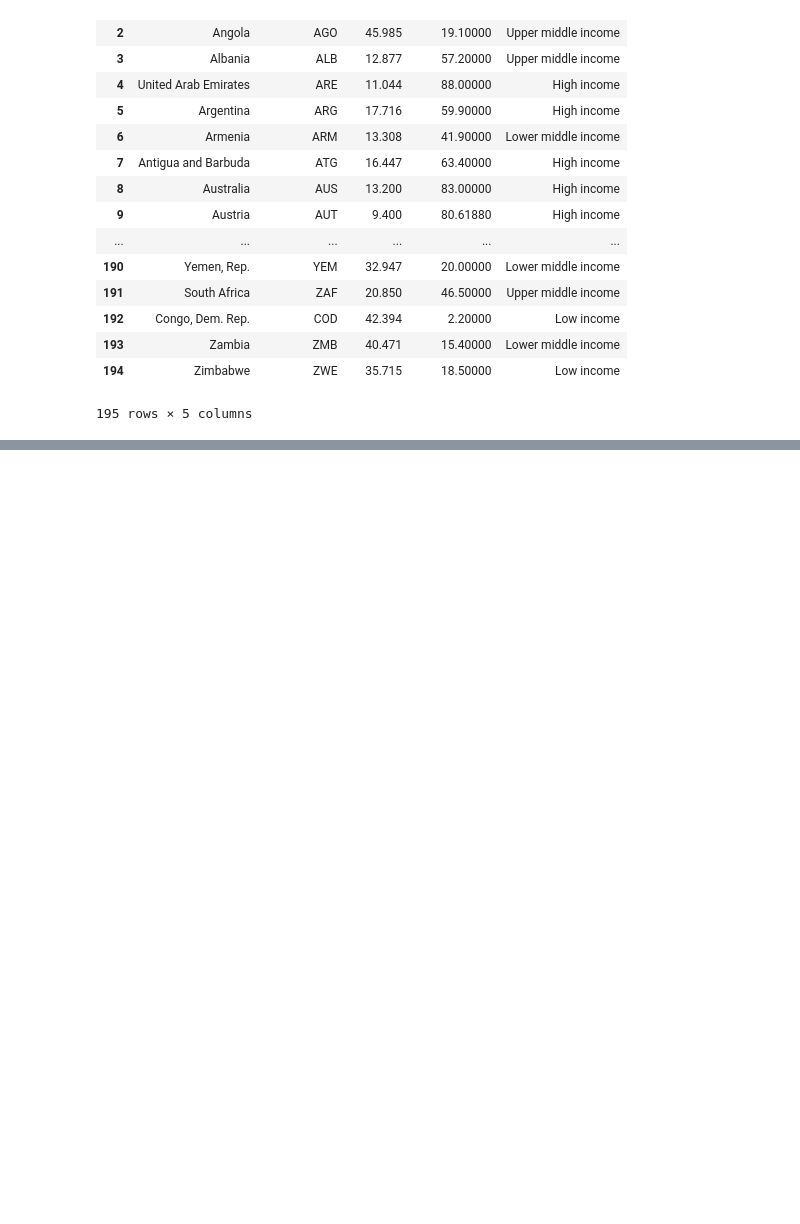
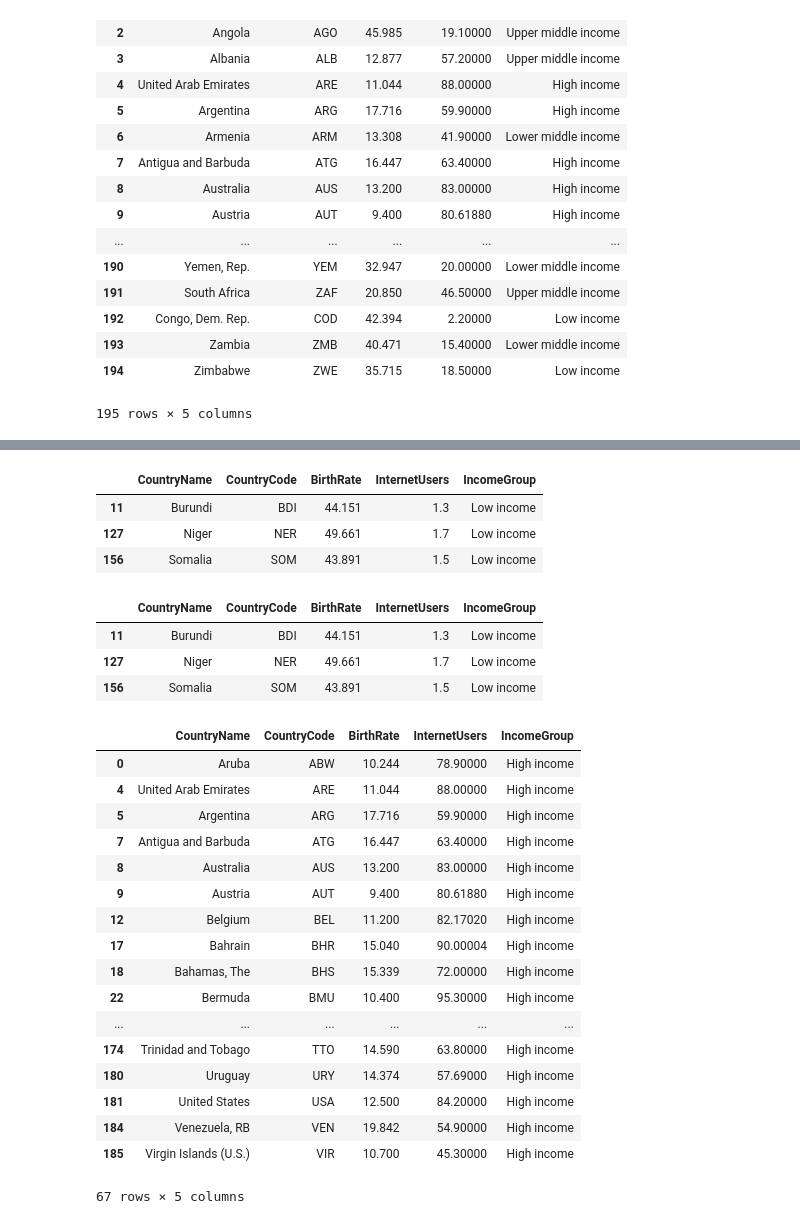
Before and after one commit to moshohel/python-for-data-science, a Jupyter notebook: Data Frames.ipynb, the cells around one changed output, grey strips where cells are left out. Drawn from its saved outputs; the diff is of its cells as text; code cells hidden in the pictures; blank space fills up the shorter version.

Commit message:
Data Frame-Rename,Subsetting,Basic Operation, Filtering,

```diff
--- a/Data Frames.ipynb
+++ b/Data Frames.ipynb
@@ -49,0 +346,3 @@ stats
+# %%
+stats.columns = ['CountryName', 'CountryCode', 'BirthRate', 'InternetUsers',
+       'IncomeGroup']
@@ -49,0 +437,3 @@ stats
+# %%
+stats['MyCalc'] = stats.BirthRate * stats.InternetUsers
+stats.head()
@@ -49,0 +449,2 @@ stats
+# %%
+stats = stats.drop('MyCalc', 1)
@@ -49,0 +571,35 @@ stats
+# %%
+stats[Filter & Filter2]
+# %% [output]
+|  | CountryName | CountryCode | BirthRate | InternetUsers | IncomeGroup |
+| 11 | Burundi | BDI | 44.151 | 1.3 | Low income |
+| 127 | Niger | NER | 49.661 | 1.7 | Low income |
+| 156 | Somalia | SOM | 43.891 | 1.5 | Low income |
+# %%
+stats[(stats.BirthRate > 40) & (stats.InternetUsers < 2)]
+# %% [output]
+|  | CountryName | CountryCode | BirthRate | InternetUsers | IncomeGroup |
+| 11 | Burundi | BDI | 44.151 | 1.3 | Low income |
+| 127 | Niger | NER | 49.661 | 1.7 | Low income |
+| 156 | Somalia | SOM | 43.891 | 1.5 | Low income |
+# %%
+stats[stats.IncomeGroup == "High income"]
+# %% [output]
+|  | CountryName | CountryCode | BirthRate | InternetUsers | IncomeGroup |
+| 0 | Aruba | ABW | 10.244 | 78.90000 | High income |
+| 4 | United Arab Emirates | ARE | 11.044 | 88.00000 | High income |
+| 5 | Argentina | ARG | 17.716 | 59.90000 | High income |
+| 7 | Antigua and Barbuda | ATG | 16.447 | 63.40000 | High income |
+| 8 | Australia | AUS | 13.200 | 83.00000 | High income |
+| 9 | Austria | AUT | 9.400 | 80.61880 | High income |
+| 12 | Belgium | BEL | 11.200 | 82.17020 | High income |
+| 17 | Bahrain | BHR | 15.040 | 90.00004 | High income |
+| 18 | Bahamas, The | BHS | 15.339 | 72.00000 | High income |
+| 22 | Bermuda | BMU | 10.400 | 95.30000 | High income |
+| ... | ... | ... | ... | ... | ... |
+| 174 | Trinidad and Tobago | TTO | 14.590 | 63.80000 | High income |
+| 180 | Uruguay | URY | 14.374 | 57.69000 | High income |
+| 181 | United States | USA | 12.500 | 84.20000 | High income |
+| 184 | Venezuela, RB | VEN | 19.842 | 54.90000 | High income |
+| 185 | Virgin Islands (U.S.) | VIR | 10.700 | 45.30000 | High income |
+67 rows × 5 columns
```
Also changed, not shown: parts of 67 cells of this notebook.
